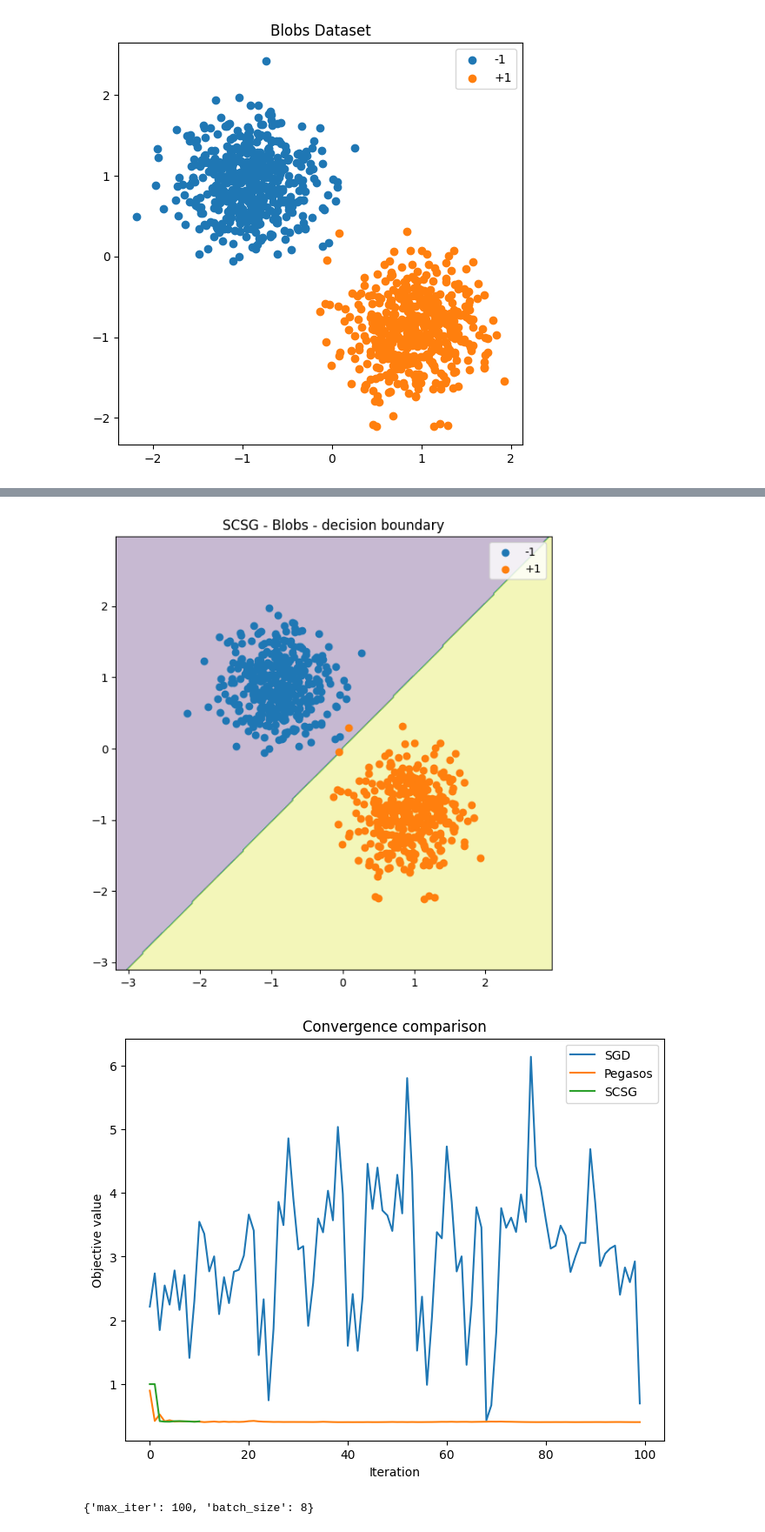
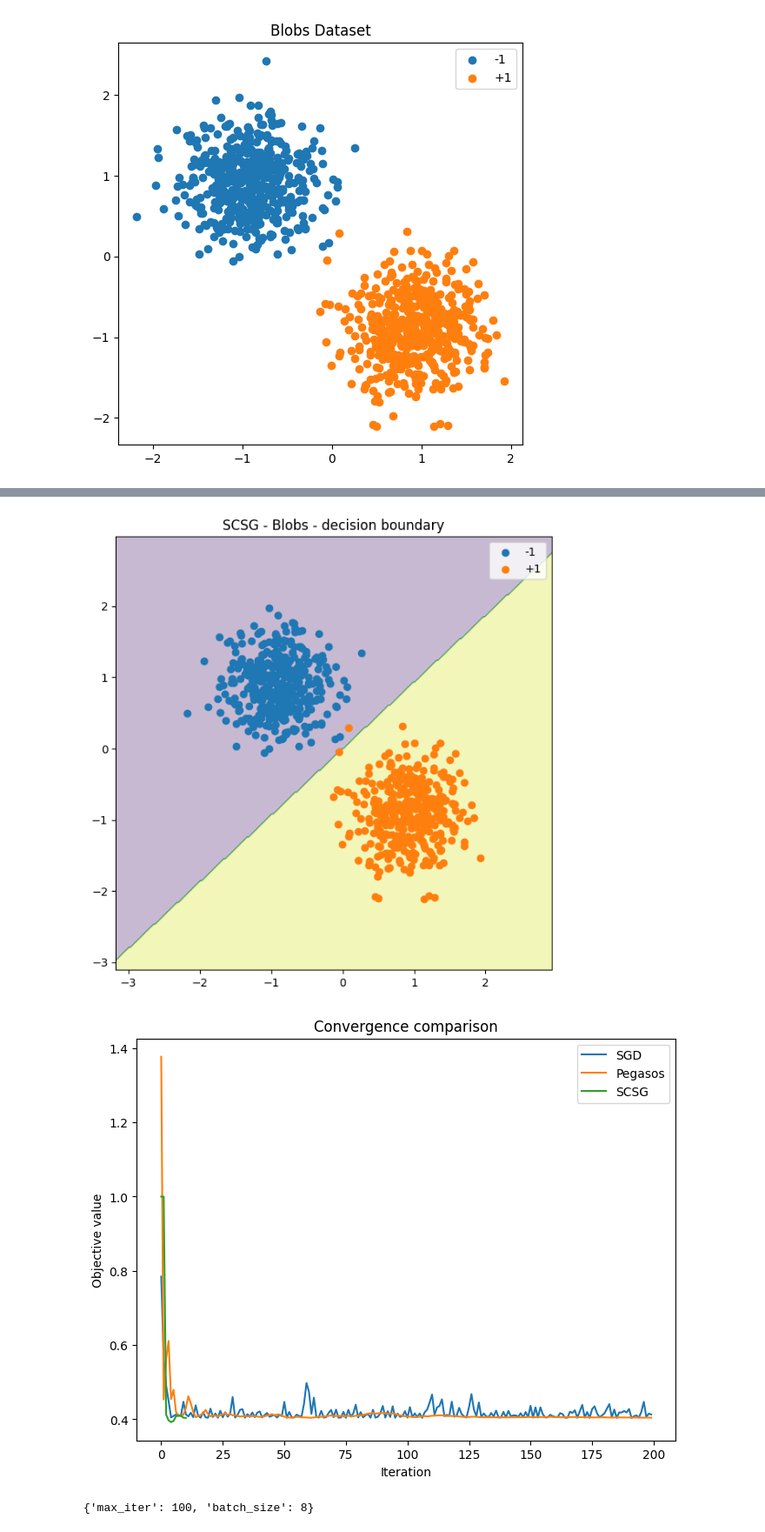
Before and after one commit to PioRow/Stochastic_Conjugete_subgradient_algorithm_for_kernel_SVM, a Jupyter notebook: algorithm_base_comparison.ipynb, the cells around one changed output, grey strips where cells are left out. Shown at 87% size. Saved outputs shown, nothing was run; the diff lists cells and outputs as text; code cells hidden in the pictures.

Commit message:
Implement data preprocessing notebook and data loader; update model interfaces and algorithms for improved functionality

```diff
--- a/algorithm_base_comparison.ipynb
+++ b/algorithm_base_comparison.ipynb
@@ -96,11 +104,11 @@ plot_dataset(X, y, "Blobs Dataset")
 [figure]
 # %%
 X_train, X_test, y_train, y_test = train_test_split( X, y, test_size=0.2, random_state=42)
-sgd_model = SGDBaseline(kernel=LinearKernel(), eta=0.001)
-evaluate_model( sgd_model, X_train, X_test, y_train, y_test, model_name="SGD - Blobs", fit_kwargs={ "max_iter": 100, "precompute_kernel": True })
+sgd_model = SGDBaseline(kernel=LinearKernel(), eta=0.0001)
+evaluate_model( sgd_model, X_train, X_test, y_train, y_test, model_name="SGD - Blobs", fit_kwargs={ "max_iter": 200, "precompute_kernel": True })
 
 pegasos_model = PegasosBaseline(kernel=LinearKernel())
-evaluate_model( pegasos_model, X_train, X_test, y_train, y_test, model_name="Pegasos - Blobs", fit_kwargs={ "max_iter": 100, "precompute_kernel": True })
+evaluate_model( pegasos_model, X_train, X_test, y_train, y_test, model_name="Pegasos - Blobs", fit_kwargs={ "max_iter": 200, "precompute_kernel": True })
 
 scsg_model = StochasticConjugateSubgradientAlgorithm(kernel=LinearKernel())
 evaluate_model(scsg_model, X_train, X_test, y_train, y_test, model_name="SCSG - Blobs", fit_kwargs={ "max_iter": 100, "batch_size": 8 })
@@ -168,5 +176,5 @@ weighted avg       1.00      1.00      1.00       200
-[figure, old version]
+[figure, new version]
-[figure, old version]
+[figure, new version]
 # %%
 scsg_model = StochasticConjugateSubgradientAlgorithm(kernel=LinearKernel())
 evaluate_model(scsg_model, X_train, X_test, y_train, y_test, model_name="SCSG - Blobs", fit_kwargs={ "max_iter": 100, "batch_size": 8 })
```
Also changed, not shown: parts of 26 cells of this notebook, 7 other files.
